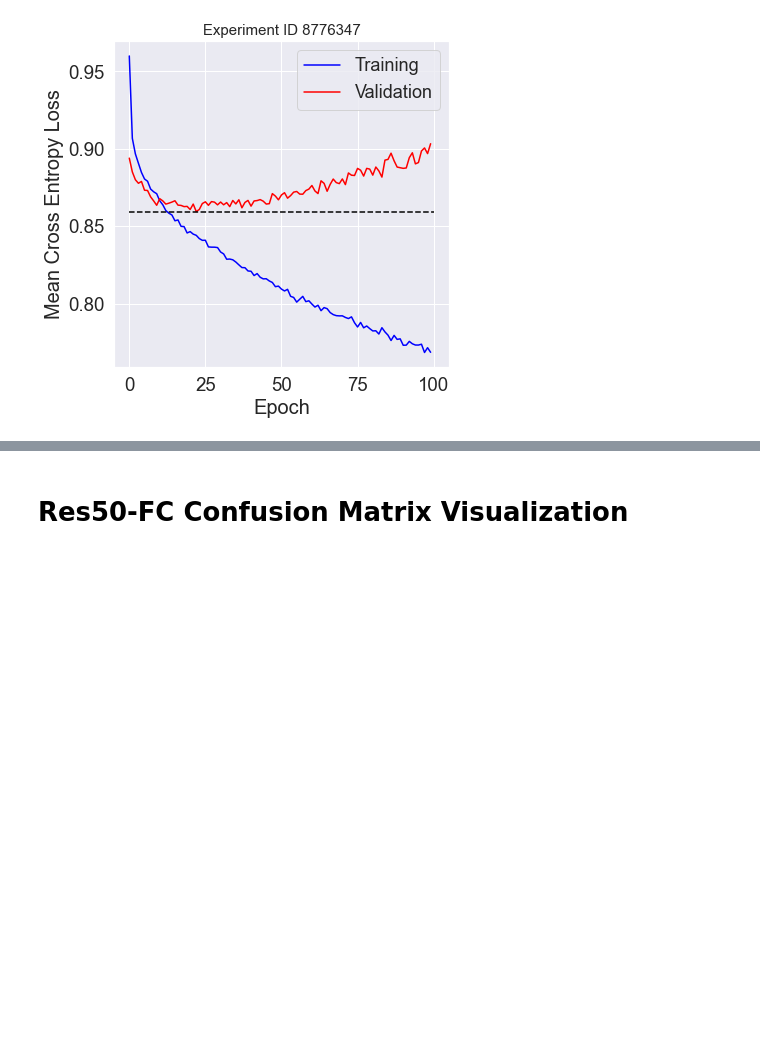
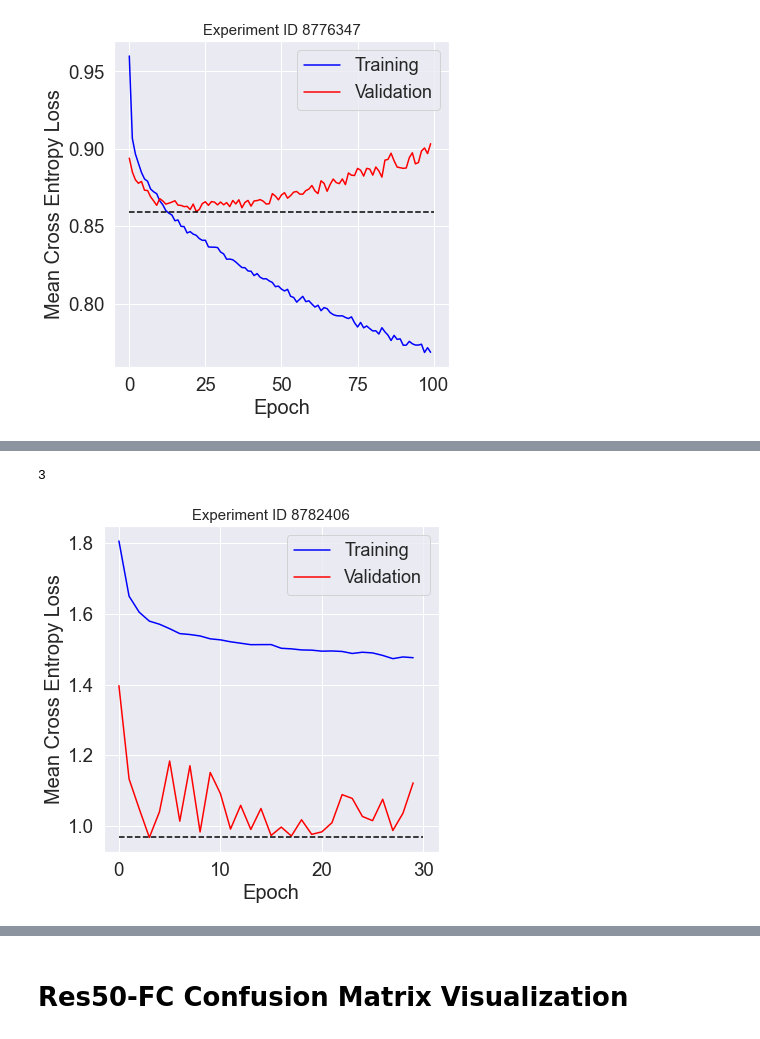
Before and after one commit to lin-bo/AutoLTS, a Jupyter notebook: visualization/res_visual.ipynb, the cells around one changed output, grey strips where cells are left out. Saved outputs shown, nothing was run; the diff lists cells and outputs as text; code cells hidden in the pictures; blank space fills up the shorter version.

```diff
--- a/visualization/res_visual.ipynb
+++ b/visualization/res_visual.ipynb
@@ -78,0 +79,5 @@ check_loss('8775783')
+# %%
+check_loss('8782406')
+# %% [output]
+3
+[figure, added]
```
Also changed, not shown: parts of 12 cells of this notebook, 7 other files.
